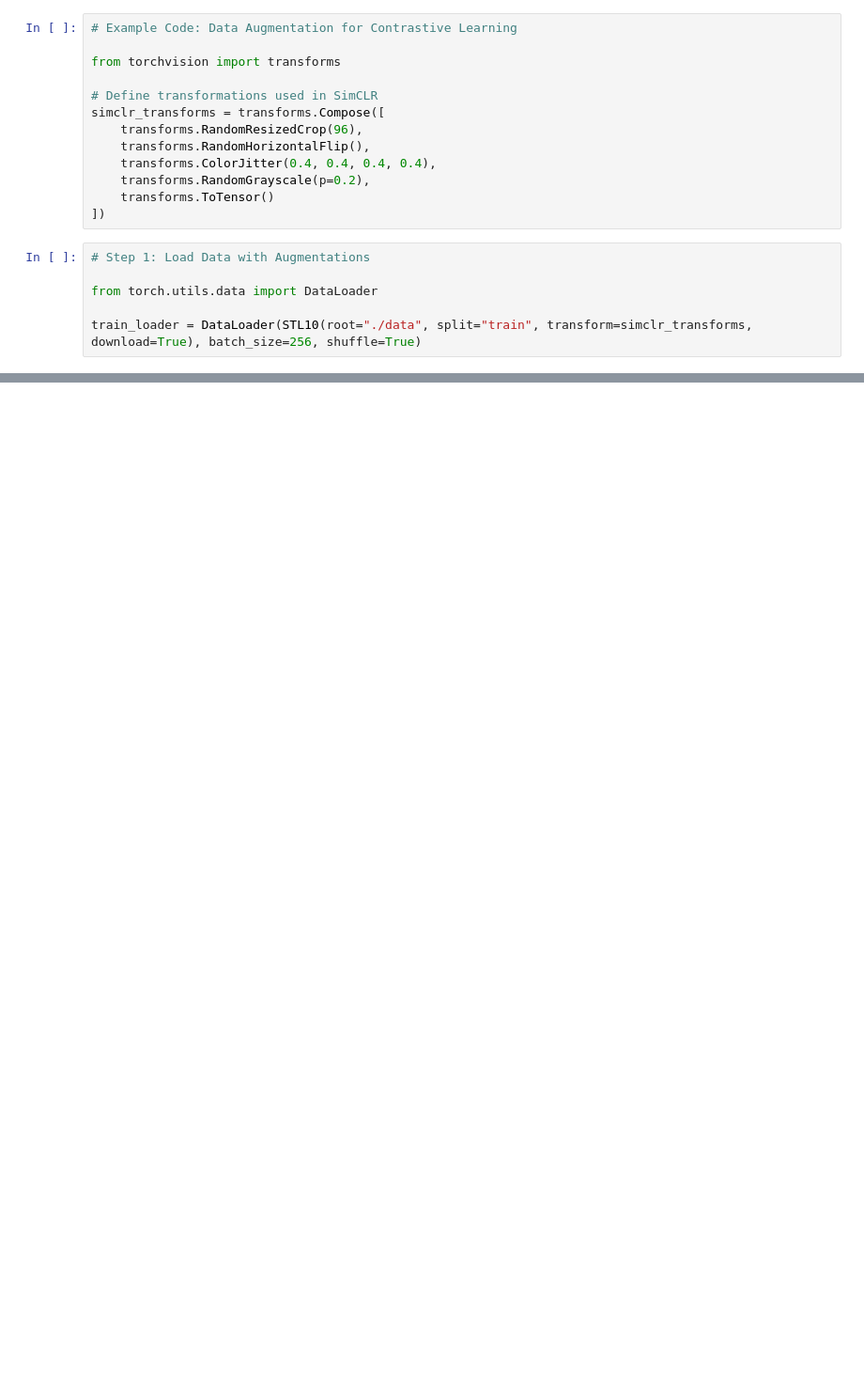
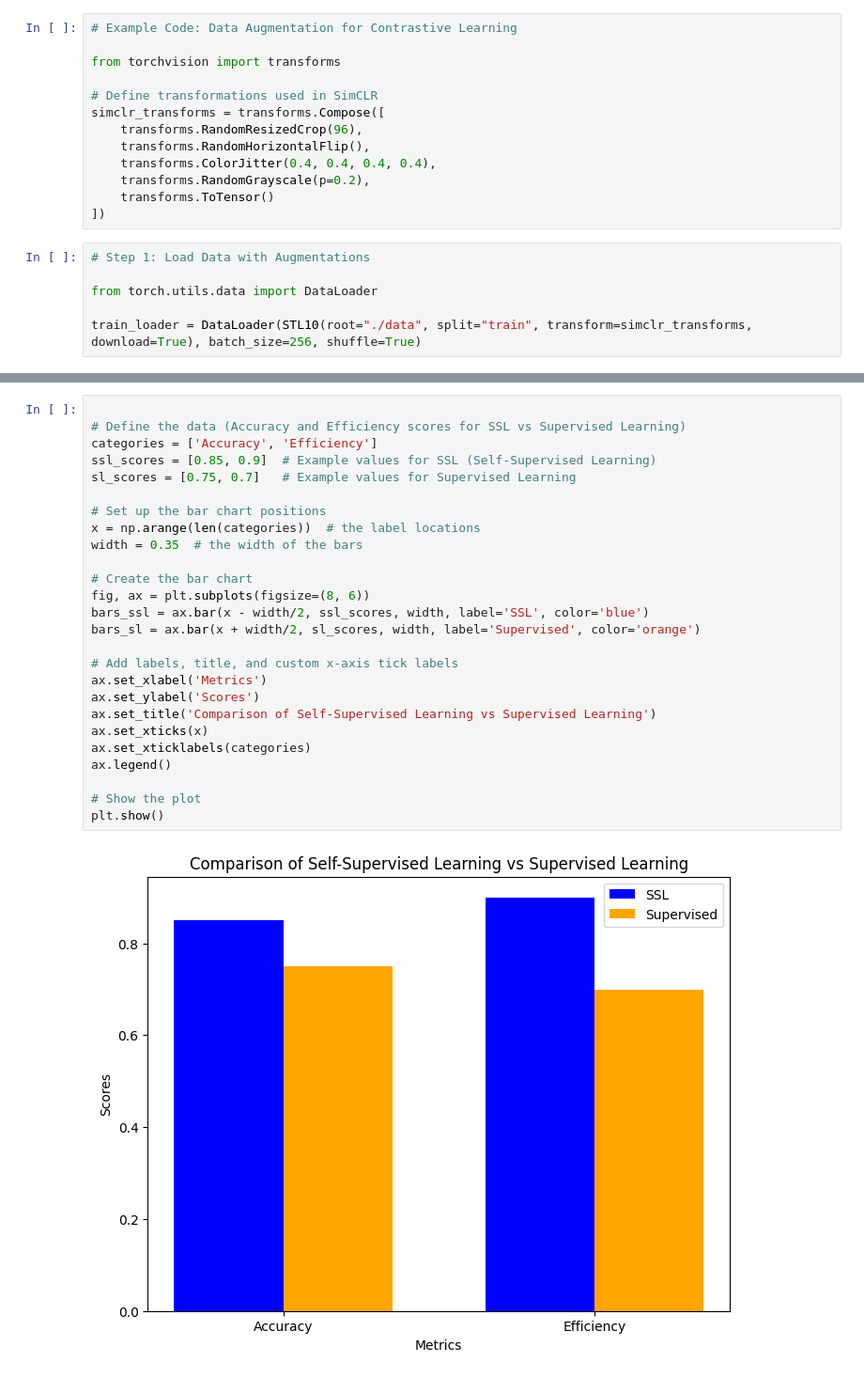
Before and after one commit to hg24abd/24023883_individual_assignment_machine_learning_tutorial, a Jupyter notebook: 24023883_mlnn_assignment_tutorial.ipynb, the cells around one changed output, grey strips where cells are left out. Shown at 94% size. Cells and saved outputs as stored; diff of their text form; blank space fills up the shorter version.

```diff
--- a/24023883_mlnn_assignment_tutorial.ipynb
+++ b/24023883_mlnn_assignment_tutorial.ipynb
@@ -98,0 +102,28 @@ simclr_transforms = transforms.Compose([
+# %%
+
+# Define the data (Accuracy and Efficiency scores for SSL vs Supervised Learning)
+categories = ['Accuracy', 'Efficiency']
+ssl_scores = [0.85, 0.9]  # Example values for SSL (Self-Supervised Learning)
+sl_scores = [0.75, 0.7]   # Example values for Supervised Learning
+
+# Set up the bar chart positions
+x = np.arange(len(categories))  # the label locations
+width = 0.35  # the width of the bars
+
+# Create the bar chart
+fig, ax = plt.subplots(figsize=(8, 6))
+bars_ssl = ax.bar(x - width/2, ssl_scores, width, label='SSL', color='blue')
+bars_sl = ax.bar(x + width/2, sl_scores, width, label='Supervised', color='orange')
+
+# Add labels, title, and custom x-axis tick labels
+ax.set_xlabel('Metrics')
+ax.set_ylabel('Scores')
+ax.set_title('Comparison of Self-Supervised Learning vs Supervised Learning')
+ax.set_xticks(x)
+ax.set_xticklabels(categories)
+ax.legend()
+
+# Show the plot
+plt.show()
+# %% [output]
+[figure, added]
```
Also changed, not shown: parts of 8 cells of this notebook, 1 other file.
